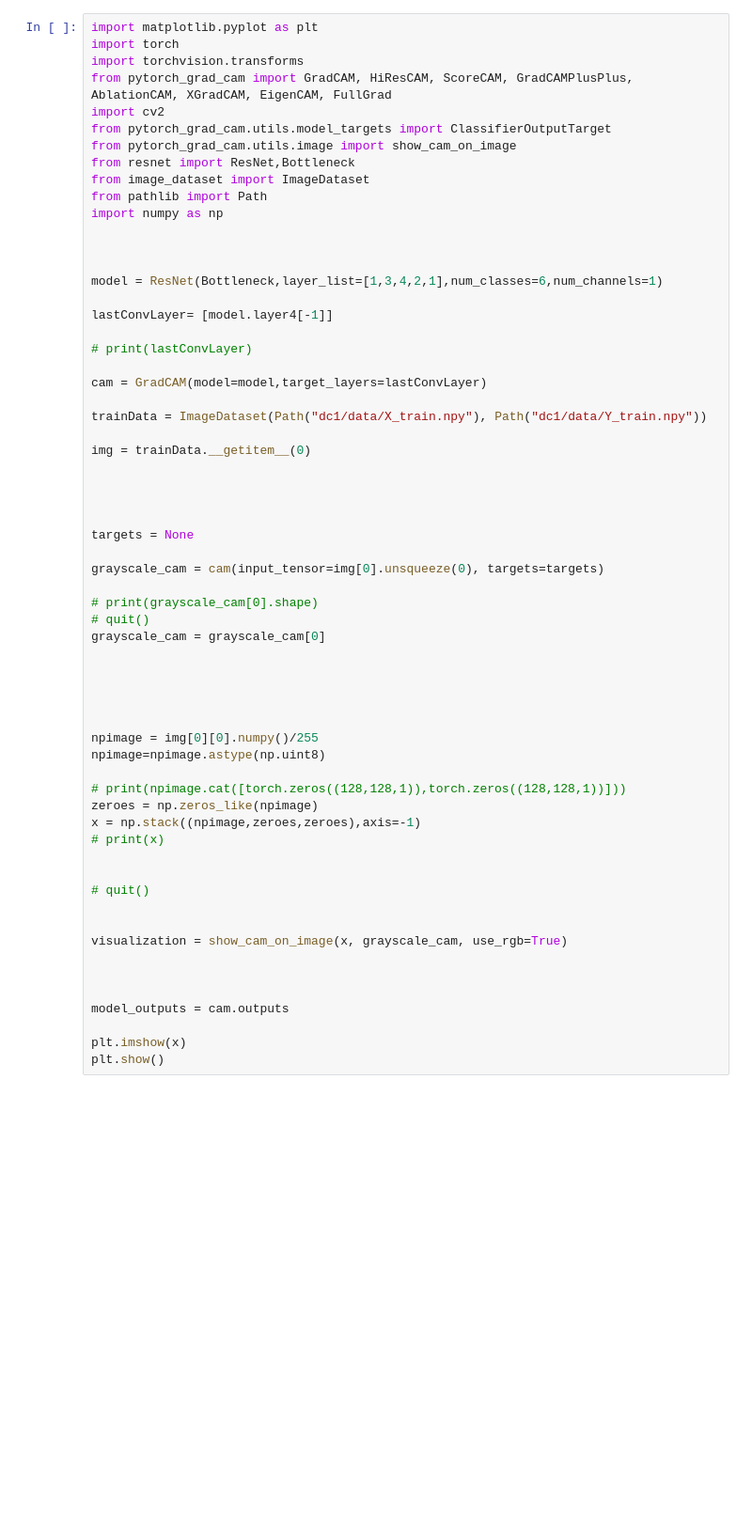
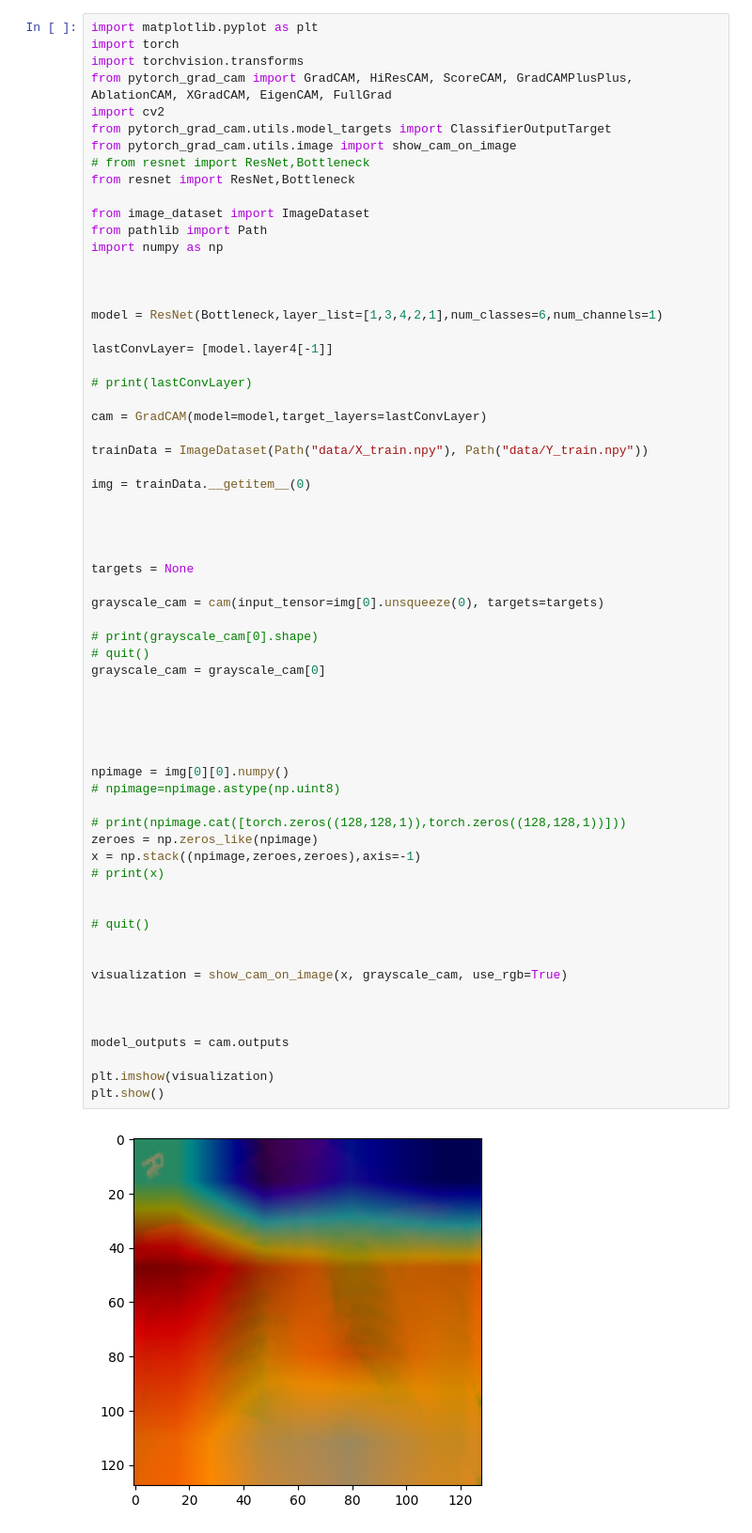
Before and after one commit to danamira/JBG040-Group13, a Jupyter notebook: dc1/dana.ipynb, the cells around one changed output. Shown at 94% size. Drawn from its saved outputs; the diff is of its cells as text; blank space fills up the shorter version.

```diff
--- a/dc1/dana.ipynb
+++ b/dc1/dana.ipynb
@@ -6,7 +6,9 @@ from pytorch_grad_cam import GradCAM, HiResCAM, ScoreCAM, GradCAMPlusPlus, Ablat
 import cv2
 from pytorch_grad_cam.utils.model_targets import ClassifierOutputTarget
 from pytorch_grad_cam.utils.image import show_cam_on_image
+# from resnet import ResNet,Bottleneck
 from resnet import ResNet,Bottleneck
+
 from image_dataset import ImageDataset
 from pathlib import Path
 import numpy as np
@@ -21,7 +23,7 @@ lastConvLayer= [model.layer4[-1]]
 
 cam = GradCAM(model=model,target_layers=lastConvLayer)
 
-trainData = ImageDataset(Path("dc1/data/X_train.npy"), Path("dc1/data/Y_train.npy"))
+trainData = ImageDataset(Path("data/X_train.npy"), Path("data/Y_train.npy"))
 
 img = trainData.__getitem__(0)
 
@@ -30,33 +32,35 @@ img = trainData.__getitem__(0)
 
 targets = None
 
 grayscale_cam = cam(input_tensor=img[0].unsqueeze(0), targets=targets)
 
 # print(grayscale_cam[0].shape)
 # quit()
 grayscale_cam = grayscale_cam[0]
 
 
 
 
 
-npimage = img[0][0].numpy()/255
-npimage=npimage.astype(np.uint8)
+npimage = img[0][0].numpy()
+# npimage=npimage.astype(np.uint8)
 
 # print(npimage.cat([torch.zeros((128,128,1)),torch.zeros((128,128,1))]))
 zeroes = np.zeros_like(npimage)
 x = np.stack((npimage,zeroes,zeroes),axis=-1)
 # print(x)
 
 
 # quit()
 
 
 visualization = show_cam_on_image(x, grayscale_cam, use_rgb=True)
 
 
 
 model_outputs = cam.outputs
 
-plt.imshow(x)
+plt.imshow(visualization)
 plt.show()
+# %% [output]
+[figure, added]
```
Also changed, not shown: parts of 2 cells of this notebook, 9 other files.
